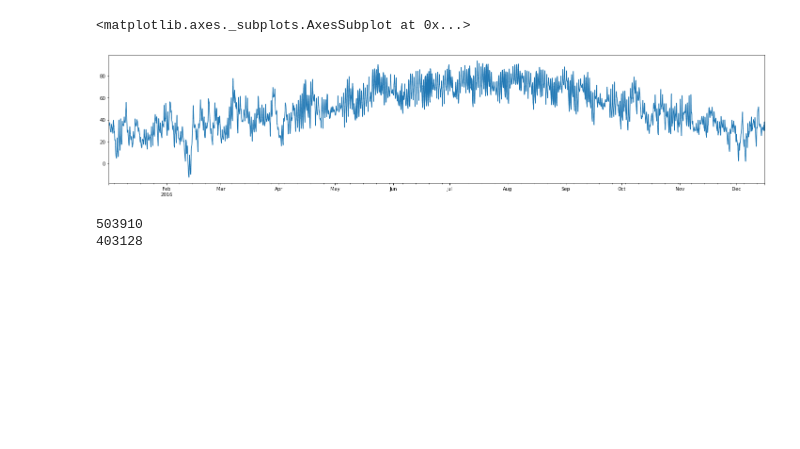
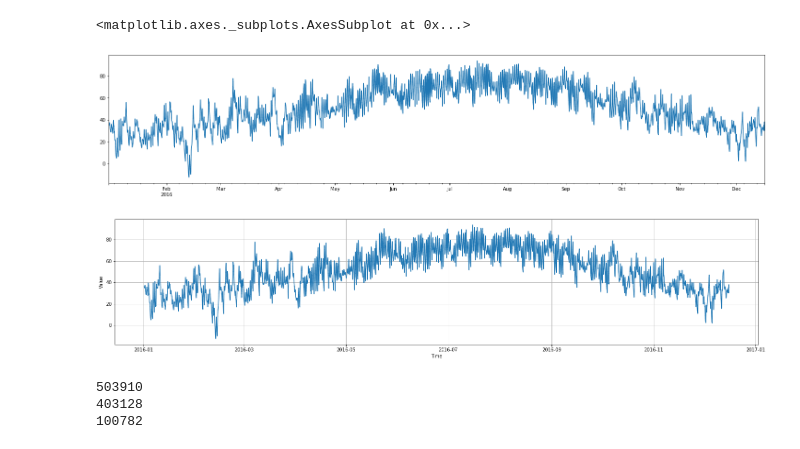
Before and after one commit to aemiralfath/BPML-Dicoding, a Jupyter notebook: submission2.ipynb, the cells around one changed output. Cells and saved outputs as stored; diff of their text form; code cells hidden in the pictures; blank space fills up the shorter version.

```diff
--- a/submission2.ipynb
+++ b/submission2.ipynb
@@ -155,6 +169,12 @@ def plot_series(time, series, format="-", start=0, end=None):
 # %%
 dates = df_clean.index.values
 temp = df_clean['temperature'].values
+# %%
+plt.figure(figsize=(25, 5))
+plot_series(dates, temp)
+plt.show()
+# %% [output]
+[figure, added]
 # %%
 def windowed_dataset(series, window_size, batch_size, shuffle_buffer):
     series = tf.expand_dims(series, axis=-1)
@@ -167,9 +187,12 @@ def windowed_dataset(series, window_size, batch_size, shuffle_buffer):
 # %%
 total_size = len(df_clean)
 train_length = total_size-int(total_size*0.2)
+test_length = total_size-train_length
 print(total_size)
 print(train_length)
+print(test_length)
 # %% [output]
 503910
 403128
+100782
 # %%
```
Also changed, not shown: parts of 12 cells of this notebook.
